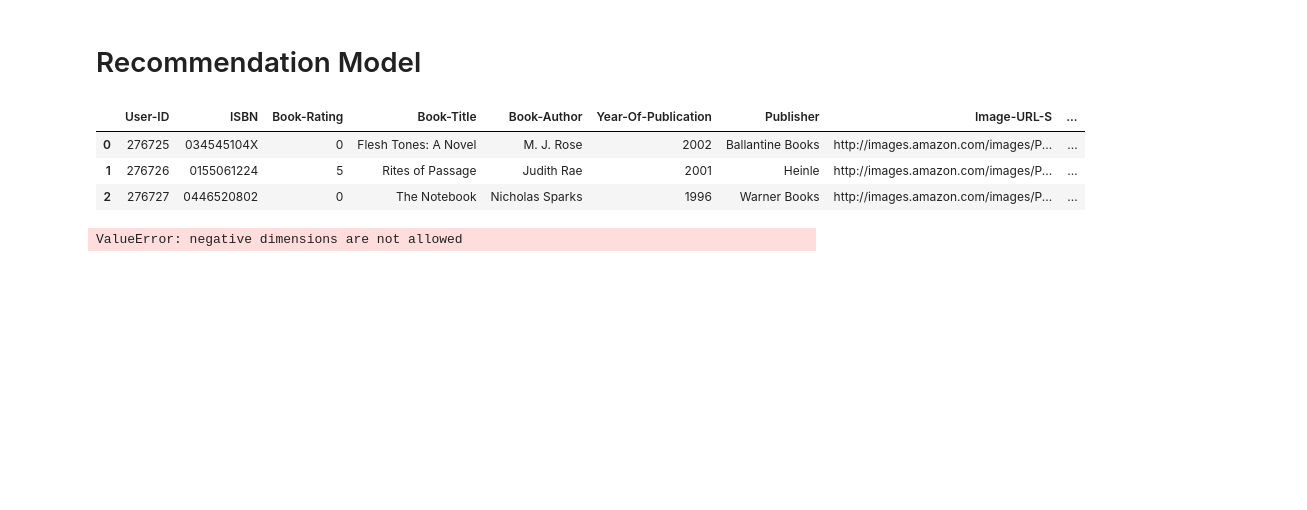
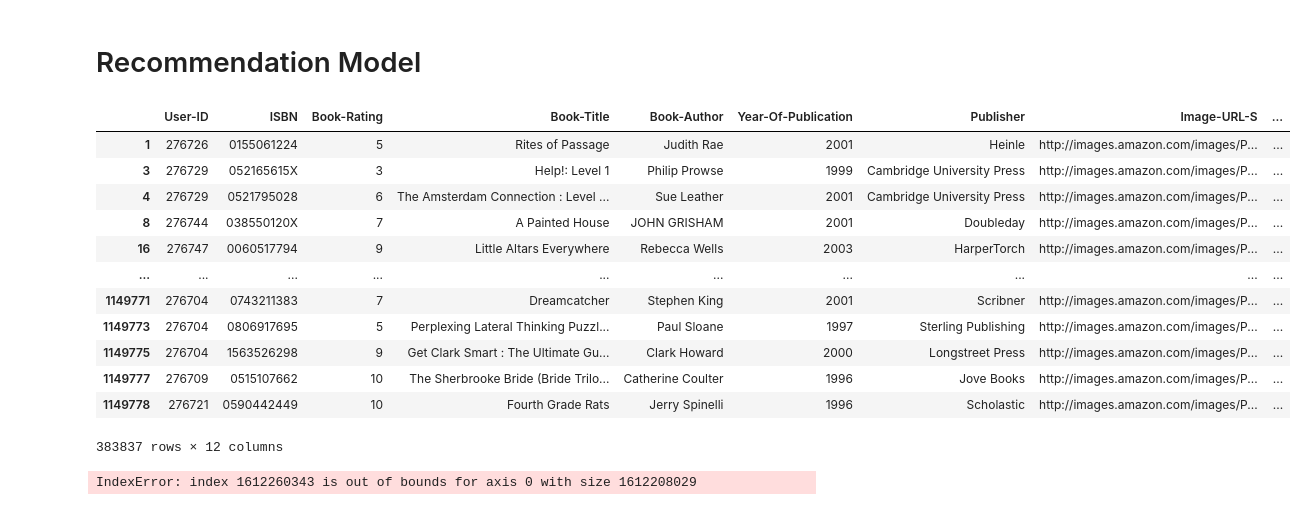
Before and after one commit to AnshulSGarg/Book-Recommender-System, a Jupyter notebook: Recommender_Model.ipynb, the cells around one changed output. Drawn from its saved outputs; the diff is of its cells as text; code cells hidden in the pictures; blank space fills up the shorter version.

```diff
--- a/Recommender_Model.ipynb
+++ b/Recommender_Model.ipynb
@@ -411,14 +411,24 @@ Name: count, dtype: int64
 0.454362096979558
 # %% [markdown]
 # Recommendation Model
-# %%
-final_df.head(3)
-# %% [output]
-|  | User-ID | ISBN | Book-Rating | Book-Title | Book-Author | Year-Of-Publication | Publisher | Image-URL-S | ... |
-| 0 | 276725 | 034545104X | 0 | Flesh Tones: A Novel | M. J. Rose | 2002 | Ballantine Books | http://images.amazon.com/images/P... | ... |
-| 1 | 276726 | 0155061224 | 5 | Rites of Passage | Judith Rae | 2001 | Heinle | http://images.amazon.com/images/P... | ... |
-| 2 | 276727 | 0446520802 | 0 | The Notebook | Nicholas Sparks | 1996 | Warner Books | http://images.amazon.com/images/P... | ... |
-# %%
-final_df.pivot(columns='ISBN', index='User-ID', values='Book-Rating')
-# %% [output]
-ValueError: negative dimensions are not allowed
+# %%
+final_df = final_df[final_df['Book-Rating'] > 0]
+final_df
+# %% [output]
+|  | User-ID | ISBN | Book-Rating | Book-Title | Book-Author | Year-Of-Publication | Publisher | Image-URL-S | ... |
+| 1 | 276726 | 0155061224 | 5 | Rites of Passage | Judith Rae | 2001 | Heinle | http://images.amazon.com/images/P... | ... |
+| 3 | 276729 | 052165615X | 3 | Help!: Level 1 | Philip Prowse | 1999 | Cambridge University Press | http://images.amazon.com/images/P... | ... |
+| 4 | 276729 | 0521795028 | 6 | The Amsterdam Connection : Level ... | Sue Leather | 2001 | Cambridge University Press | http://images.amazon.com/images/P... | ... |
+| 8 | 276744 | 038550120X | 7 | A Painted House | JOHN GRISHAM | 2001 | Doubleday | http://images.amazon.com/images/P... | ... |
+| 16 | 276747 | 0060517794 | 9 | Little Altars Everywhere | Rebecca Wells | 2003 | HarperTorch | http://images.amazon.com/images/P... | ... |
+| ... | ... | ... | ... | ... | ... | ... | ... | ... | ... |
+| 1149771 | 276704 | 0743211383 | 7 | Dreamcatcher | Stephen King | 2001 | Scribner | http://images.amazon.com/images/P... | ... |
+| 1149773 | 276704 | 0806917695 | 5 | Perplexing Lateral Thinking Puzzl... | Paul Sloane | 1997 | Sterling Publishing | http://images.amazon.com/images/P... | ... |
+| 1149775 | 276704 | 1563526298 | 9 | Get Clark Smart : The Ultimate Gu... | Clark Howard | 2000 | Longstreet Press | http://images.amazon.com/images/P... | ... |
+| 1149777 | 276709 | 0515107662 | 10 | The Sherbrooke Bride (Bride Trilo... | Catherine Coulter | 1996 | Jove Books | http://images.amazon.com/images/P... | ... |
+| 1149778 | 276721 | 0590442449 | 10 | Fourth Grade Rats | Jerry Spinelli | 1996 | Scholastic | http://images.amazon.com/images/P... | ... |
+383837 rows × 12 columns
+# %%
+final_df.pivot_table(values='Book-Rating', index='User-ID', columns='ISBN')
+# %% [output]
+IndexError: index 1612260343 is out of bounds for axis 0 with size 1612208029
```
Also changed, not shown: parts of 22 cells of this notebook.
